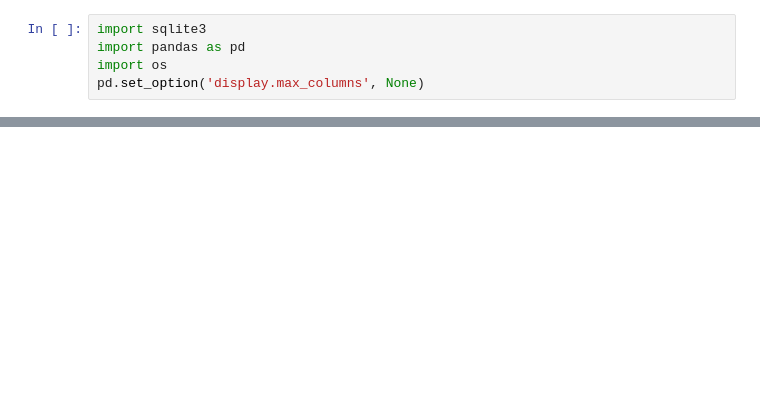
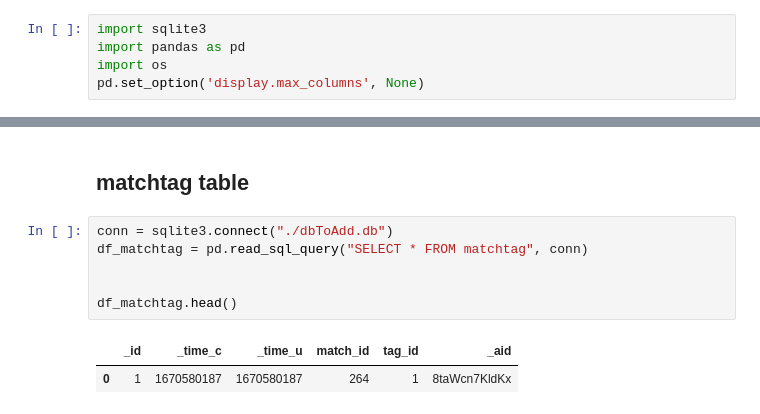
Before and after one commit to JarnoDeSmedt/streamlit-archery-logbook, a Jupyter notebook: DATA/data-exploration.ipynb, the cells around one changed output, grey strips where cells are left out. Drawn from its saved outputs; the diff is of its cells as text; blank space fills up the shorter version.

```diff
--- a/DATA/data-exploration.ipynb
+++ b/DATA/data-exploration.ipynb
@@ -183,0 +285,11 @@ df['meteo_wind'] = df['meteo_wind'].replace(meteo_wind_mapping)
+# %% [markdown]
+## matchtag table
+# %%
+conn = sqlite3.connect("./dbToAdd.db")
+df_matchtag = pd.read_sql_query("SELECT * FROM matchtag", conn)
+
+
+df_matchtag.head()
+# %% [output]
+|  | _id | _time_c | _time_u | match_id | tag_id | _aid |
+| 0 | 1 | 1670580187 | 1670580187 | 264 | 1 | 8taWcn7KldKx |
```
Also changed, not shown: parts of 21 cells of this notebook, 2 other files.
